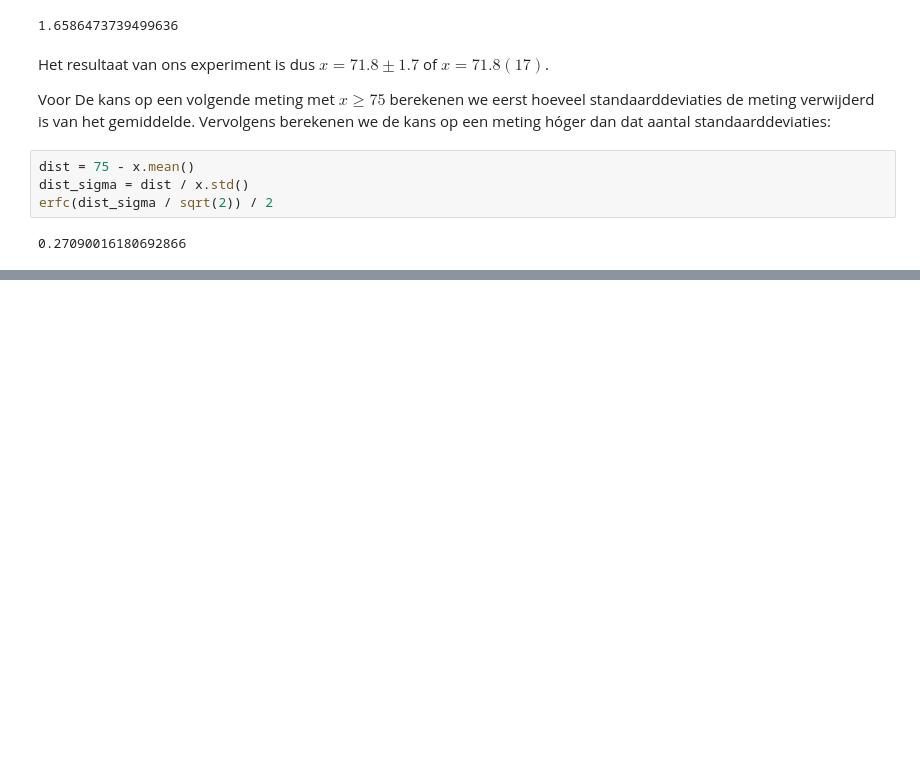
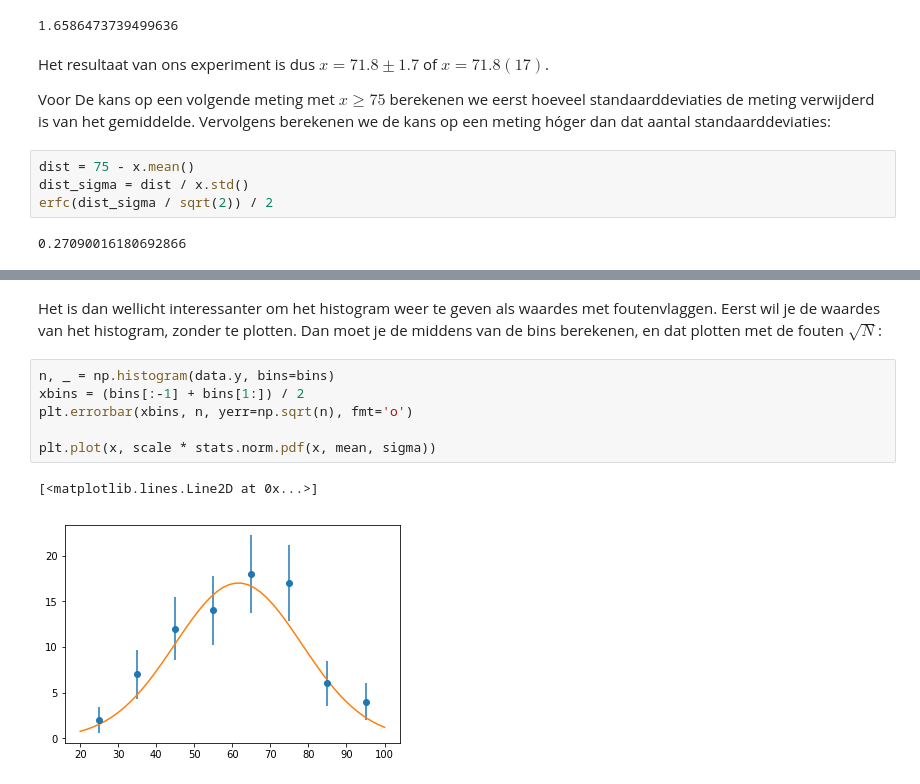
Before and after one commit to davidfokkema/data-analyse, a Jupyter notebook: notebooks/uitwerkingen-opgaven.ipynb, the cells around one changed output, grey strips where cells are left out. Saved outputs shown, nothing was run; the diff lists cells and outputs as text; blank space fills up the shorter version.

```diff
--- a/notebooks/uitwerkingen-opgaven.ipynb
+++ b/notebooks/uitwerkingen-opgaven.ipynb
@@ -88,0 +145,11 @@ erfc(dist_sigma / sqrt(2)) / 2
+# %% [markdown]
+Het is dan wellicht interessanter om het histogram weer te geven als waardes met foutenvlaggen. Eerst wil je de waardes van het histogram, zonder te plotten. Dan moet je de middens van de bins berekenen, en dat plotten met de fouten $\sqrt{N}$:
+# %%
+n, _ = np.histogram(data.y, bins=bins)
+xbins = (bins[:-1] + bins[1:]) / 2
+plt.errorbar(xbins, n, yerr=np.sqrt(n), fmt='o')
+
+plt.plot(x, scale * stats.norm.pdf(x, mean, sigma))
+# %% [output]
+[<matplotlib.lines.Line2D at 0x...>]
+[figure, added]
```
Also changed, not shown: parts of 14 cells of this notebook, 1 other file.
